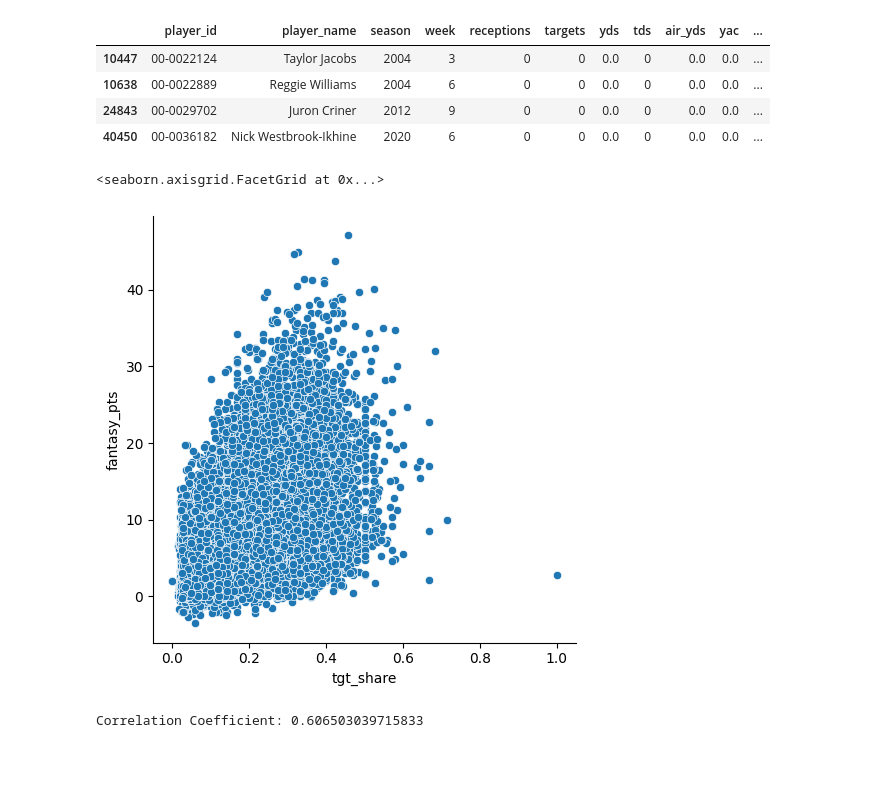
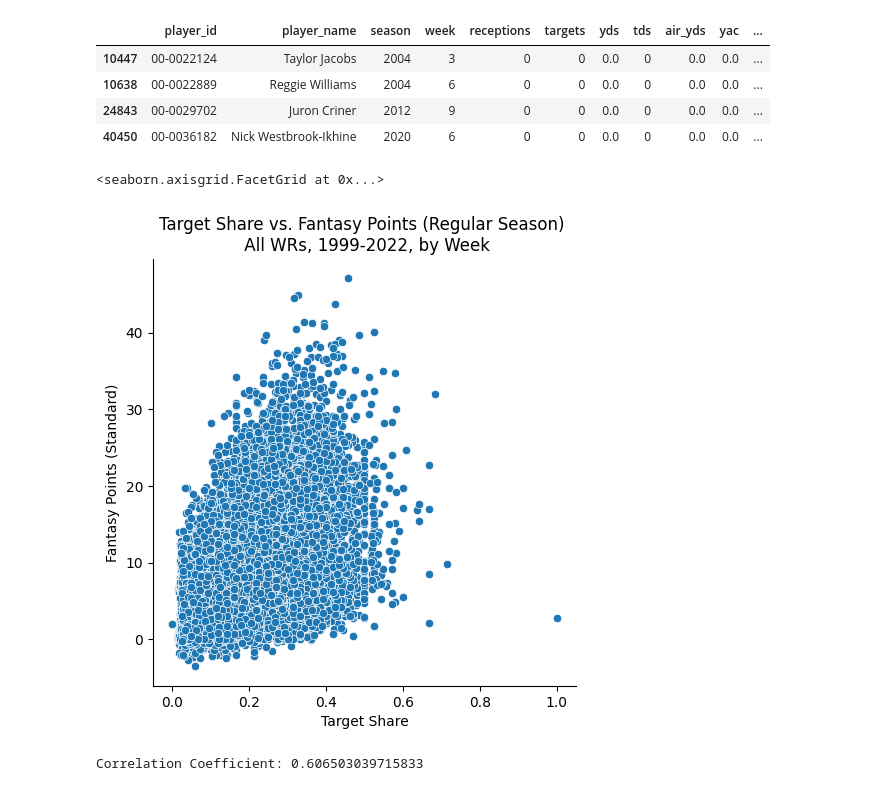
Before and after one commit to gfidanli/fantasy_football_analysis, a Jupyter notebook: daily_analysis/day8.ipynb, the cells around one changed output. Drawn from its saved outputs; the diff is of its cells as text; code cells hidden in the pictures; blank space fills up the shorter version.

```diff
--- a/daily_analysis/day8.ipynb
+++ b/daily_analysis/day8.ipynb
@@ -70,15 +74,21 @@ df_all[df_all['tgt_share'] == 0]
 | 10638 | 00-0022889 | Reggie Williams | 2004 | 6 | 0 | 0 | 0.0 | 0 | 0.0 | 0.0 | ... |
 | 24843 | 00-0029702 | Juron Criner | 2012 | 9 | 0 | 0 | 0.0 | 0 | 0.0 | 0.0 | ... |
 | 40450 | 00-0036182 | Nick Westbrook-Ikhine | 2020 | 6 | 0 | 0 | 0.0 | 0 | 0.0 | 0.0 | ... |
-# %%
-sns.relplot(
-    x="tgt_share",
-    y="fantasy_pts",
-    data=df_all
-)
-# %% [output]
-<seaborn.axisgrid.FacetGrid at 0x...>
-[figure, removed]
+# %%
+g = sns.relplot(
+    x="tgt_share",
+    y="fantasy_pts",
+    data=df_all
+)
+
+g.set(
+    xlabel="Target Share",
+    ylabel="Fantasy Points (Standard)",
+    title="Target Share vs. Fantasy Points (Regular Season) \n All WRs, 1999-2022, by Week"
+)
+# %% [output]
+<seaborn.axisgrid.FacetGrid at 0x...>
+[figure, added]
 # %%
 print(f"Correlation Coefficient: {df_all['tgt_share'].corr(df_all['fantasy_pts'])}")
 # %% [output]
```
Also changed, not shown: parts of 9 cells of this notebook.
